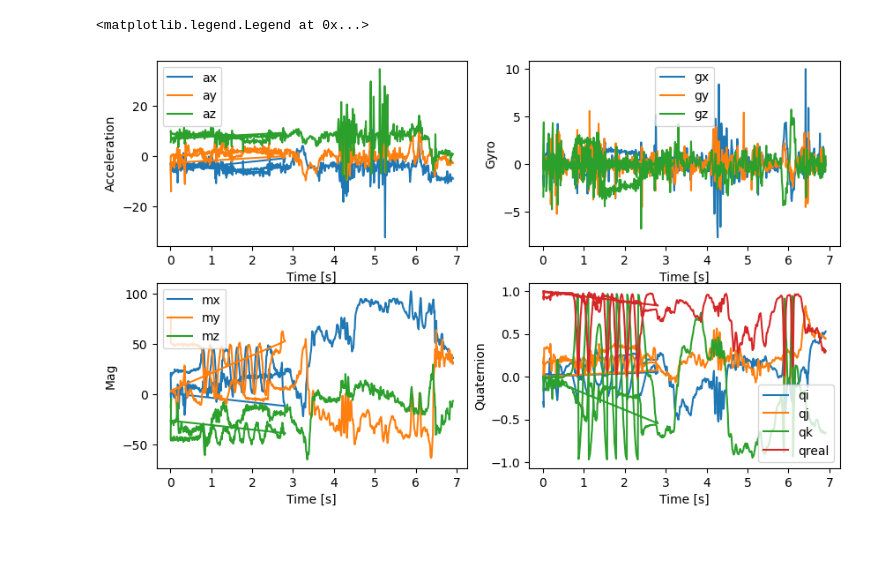
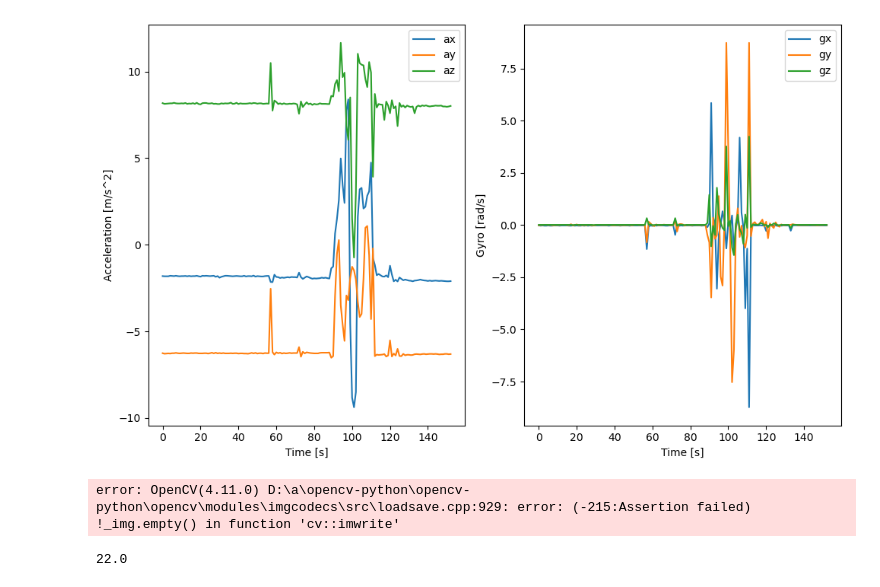
Before and after one commit to wastjohn/SwimSense, a Jupyter notebook: calib.ipynb, the cells around one changed output. Drawn from its saved outputs; the diff is of its cells as text; code cells hidden in the pictures; blank space fills up the shorter version.

```diff
--- a/calib.ipynb
+++ b/calib.ipynb
@@ -5,3 +6,5 @@ import matplotlib.pyplot as plt
 # %%
-data = pd.read_csv('E:/sensor_data.txt', sep=',', header=None, names=['t', 'ax', 'ay', 'az', 'gx', 'gy', 'gz', 'mx', 'my', 'mz', 'qi', 'qj', 'qk', 'qreal'])
-data.head(), len(data)
+data = pd.read_csv('E:/swimdata.csv', sep=',', names=['ax', 'ay', 'az', 'gx', 'gy', 'gz'])
+data.tail(), len(data)
+# data['t'] = data['t'] - data['t'][0]
+data.to_csv('data/swimdata.csv', index=False)
@@ -23,37 +11,21 @@ data.head(), len(data)
 # %%
 plt.figure(figsize=(10, 6))
-plt.subplot(2,2,1)
-plt.plot(data["t"],data["ax"], label='ax')
-plt.plot(data["t"],data["ay"], label='ay')
-plt.plot(data["t"],data["az"], label='az')
+plt.subplot(1,2,1)
+plt.plot(data["ax"], label='ax')
+plt.plot(data["ay"], label='ay')
+plt.plot(data["az"], label='az')
 plt.xlabel('Time [s]')
-plt.ylabel('Acceleration')
+plt.ylabel('Acceleration [m/s^2]')
 plt.legend()
 
-plt.subplot(222)
-plt.plot(data["t"],data["gx"], label='gx')
-plt.plot(data["t"],data["gy"], label='gy')
-plt.plot(data["t"],data["gz"], label='gz')
+plt.subplot(122)
+plt.plot(data["gx"], label='gx')
+plt.plot(data["gy"], label='gy')
+plt.plot(data["gz"], label='gz')
 plt.xlabel('Time [s]')
-plt.ylabel('Gyro')
+plt.ylabel('Gyro [rad/s]')
 plt.legend()
 
-plt.subplot(223)
-plt.plot(data["t"],data["mx"], label='mx')
-plt.plot(data["t"],data["my"], label='my')
-plt.plot(data["t"],data["mz"], label='mz')
-plt.xlabel('Time [s]')
-plt.ylabel('Mag')
-plt.legend()
-
-plt.subplot(224)
-plt.plot(data["t"],data["qi"], label='qi')
-plt.plot(data["t"],data["qj"], label='qj')
-plt.plot(data["t"],data["qk"], label='qk')
-plt.plot(data["t"],data["qreal"], label='qreal')
-plt.xlabel('Time [s]')
-plt.ylabel('Quaternion')
-plt.legend()
+plt.tight_layout()
 # %% [output]
-<matplotlib.legend.Legend at 0x...>
-[figure, old version]
+[figure, new version]
@@ -59,0 +63,4 @@ plt.legend()
+# %%
+FrameCapture('video/swimtest3.mp4')
+# %% [output]
+error: OpenCV(4.11.0) D:\a\opencv-python\opencv-python\opencv\modules\imgcodecs\src\loadsave.cpp:929: error: (-215:Assertion failed) !_img.empty() in function 'cv::imwrite'
@@ -59,0 +75,4 @@ plt.legend()
+# %%
+(len(data) - len(videodata)) / 2
+# %% [output]
+22.0
```
Also changed, not shown: parts of 9 cells of this notebook, 3 other files.
